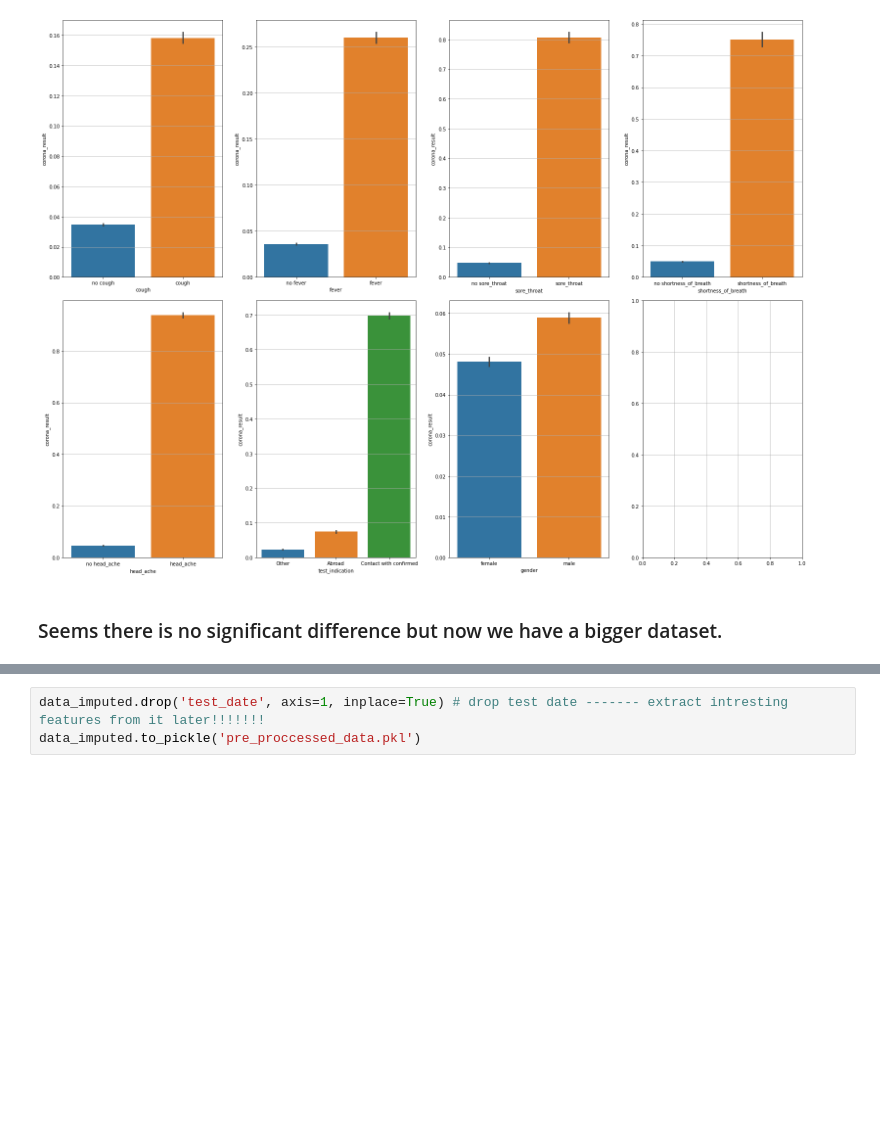
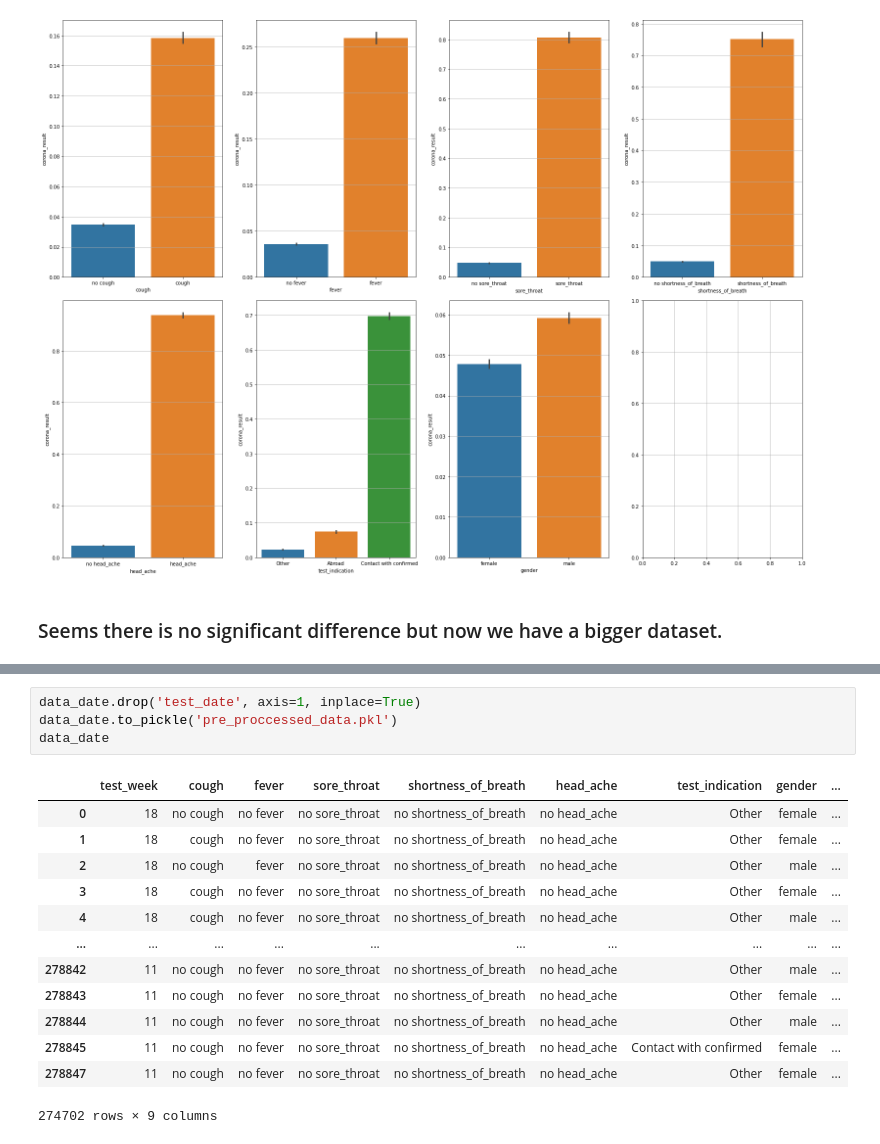
Before and after one commit to NirLalum/corona-diagnosis, a Jupyter notebook: covid_data_pre_proccessing.ipynb, the cells around one changed output, grey strips where cells are left out. Saved outputs shown, nothing was run; the diff lists cells and outputs as text; blank space fills up the shorter version.

```diff
--- a/covid_data_pre_proccessing.ipynb
+++ b/covid_data_pre_proccessing.ipynb
@@ -211,3 +244,18 @@ hel.plot_dataset(data_imputed, sns.barplot, 'barplot')
 # %%
-data_imputed.drop('test_date', axis=1, inplace=True) # drop test date ------- extract intresting features from it later!!!!!!!
-data_imputed.to_pickle('pre_proccessed_data.pkl')
+data_date.drop('test_date', axis=1, inplace=True)
+data_date.to_pickle('pre_proccessed_data.pkl')
+data_date
+# %% [output]
+|  | test_week | cough | fever | sore_throat | shortness_of_breath | head_ache | test_indication | gender | ... |
+| 0 | 18 | no cough | no fever | no sore_throat | no shortness_of_breath | no head_ache | Other | female | ... |
+| 1 | 18 | cough | no fever | no sore_throat | no shortness_of_breath | no head_ache | Other | female | ... |
+| 2 | 18 | no cough | fever | no sore_throat | no shortness_of_breath | no head_ache | Other | male | ... |
+| 3 | 18 | cough | no fever | no sore_throat | no shortness_of_breath | no head_ache | Other | female | ... |
+| 4 | 18 | cough | no fever | no sore_throat | no shortness_of_breath | no head_ache | Other | male | ... |
+| ... | ... | ... | ... | ... | ... | ... | ... | ... | ... |
+| 278842 | 11 | no cough | no fever | no sore_throat | no shortness_of_breath | no head_ache | Other | male | ... |
+| 278843 | 11 | no cough | no fever | no sore_throat | no shortness_of_breath | no head_ache | Other | female | ... |
+| 278844 | 11 | no cough | no fever | no sore_throat | no shortness_of_breath | no head_ache | Other | male | ... |
+| 278845 | 11 | no cough | no fever | no sore_throat | no shortness_of_breath | no head_ache | Contact with confirmed | female | ... |
+| 278847 | 11 | no cough | no fever | no sore_throat | no shortness_of_breath | no head_ache | Other | female | ... |
+274702 rows × 9 columns
```
Also changed, not shown: parts of 4 cells of this notebook, 2 other files.
